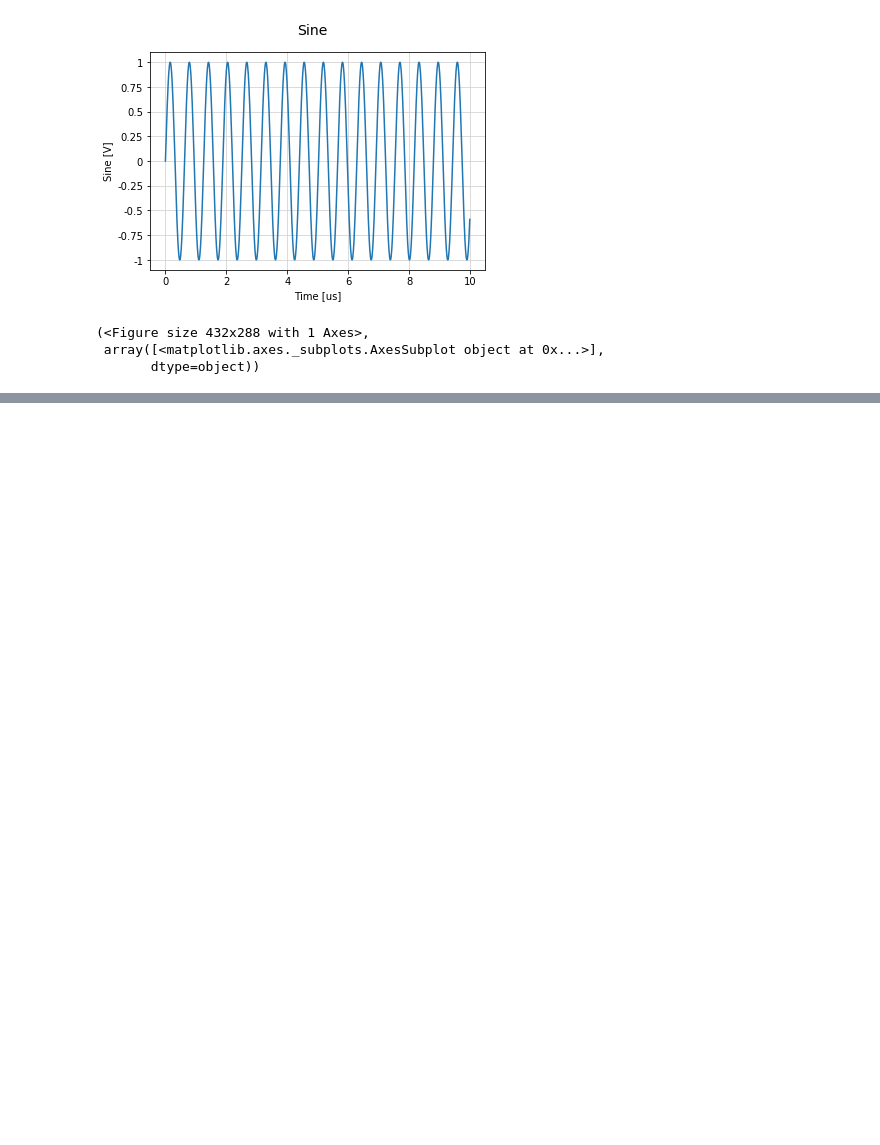
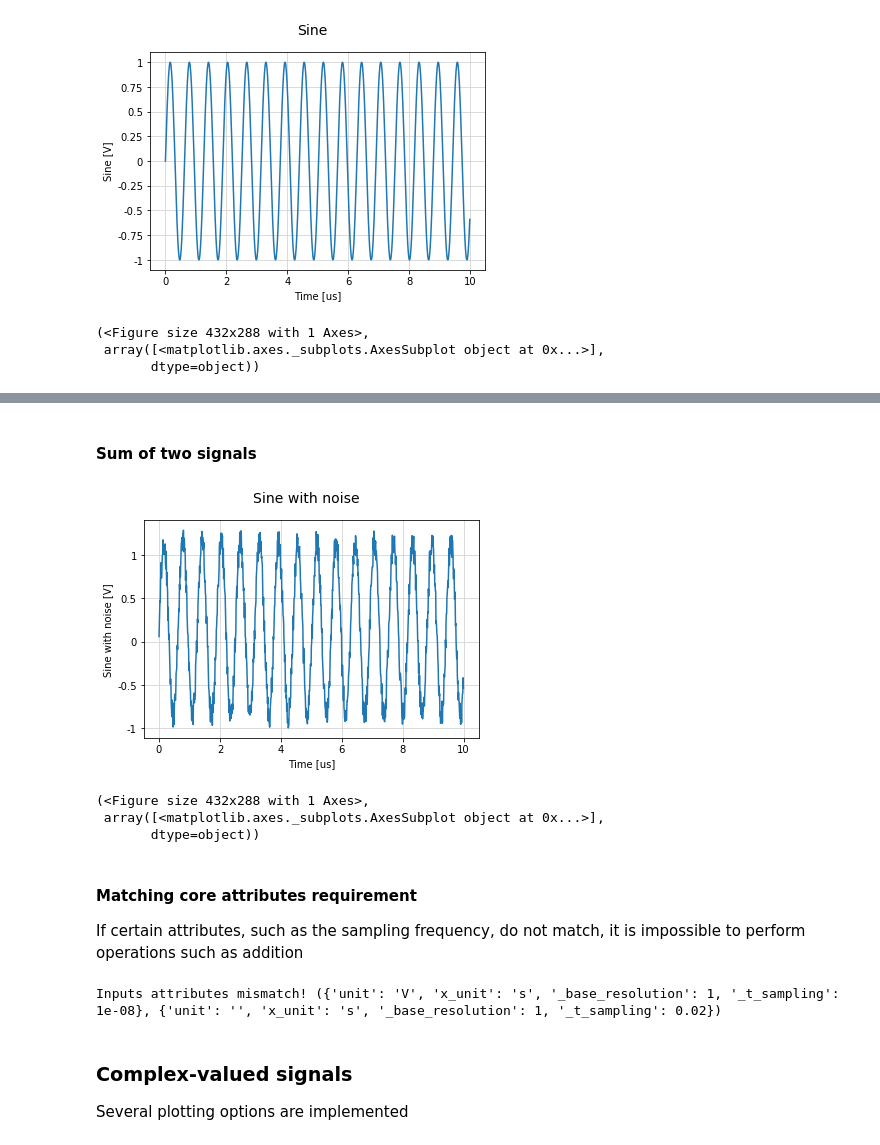
Before and after one commit to animaviridis/signum, a Jupyter notebook: examples/ex1.ipynb, the cells around one changed output, grey strips where cells are left out. Drawn from its saved outputs; the diff is of its cells as text; code cells hidden in the pictures; blank space fills up the shorter version.

```diff
--- a/examples/ex1.ipynb
+++ b/examples/ex1.ipynb
@@ -17,0 +31,25 @@ s1.display()
+# %% [markdown]
+#### Sum of two signals
+# %%
+s12 = s1 + 0.3*s2
+s12.description = "Sine with noise"
+s12.display()
+# %% [output]
+[figure, added]
+(<Figure size 432x288 with 1 Axes>,
+ array([<matplotlib.axes._subplots.AxesSubplot object at 0x...>],
+       dtype=object))
+# %% [markdown]
+#### Matching core attributes requirement
+If certain attributes, such as the sampling frequency, do not match, it is impossible to perform operations such as addition
+# %%
+s3 = TimeDomainSignal(np.arange(SIZE), f_sampling=FS/2, description="Sampling freqmismatch")
+try:
+    s23 = s2 + s3
+except TypeError as e:
+    print(e)
+# %% [output]
+Inputs attributes mismatch! ({'unit': 'V', 'x_unit': 's', '_base_resolution': 1, '_t_sampling': 1e-08}, {'unit': '', 'x_unit': 's', '_base_resolution': 1, '_t_sampling': 0.02})
+# %% [markdown]
+### Complex-valued signals
+Several plotting options are implemented
```
Also changed, not shown: parts of 16 cells of this notebook.
